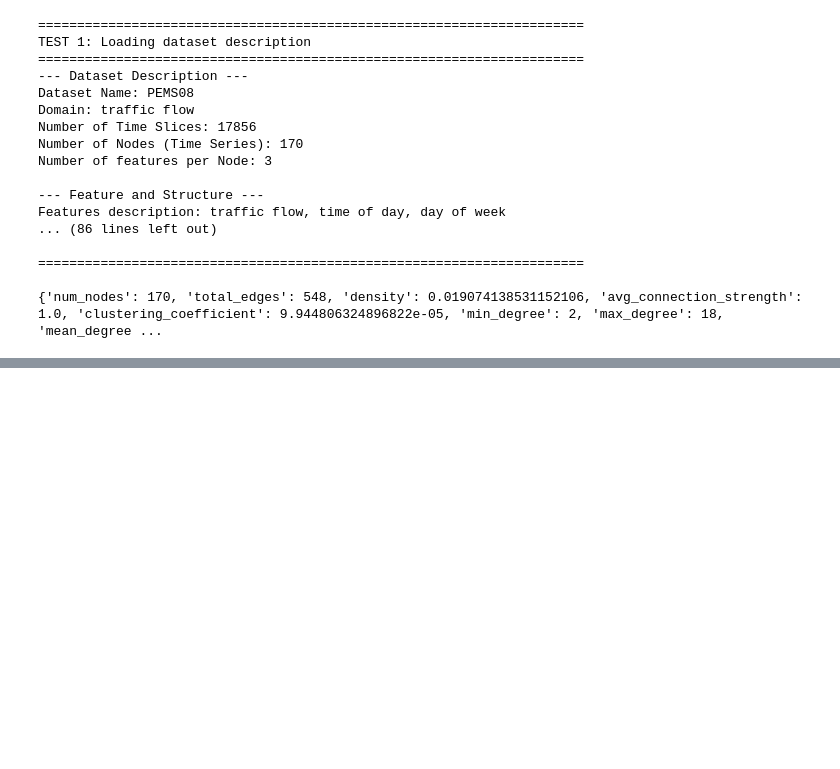
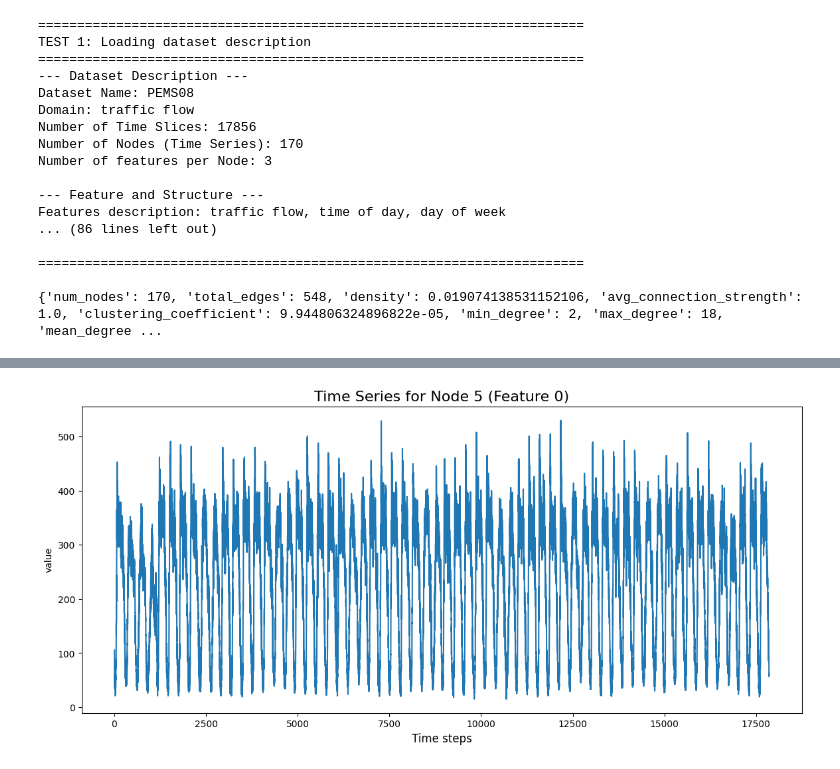
Before and after one commit to PabloMMRuiz/minerva, a Jupyter notebook: notebooks/testing-src.ipynb, the cells around one changed output, grey strips where cells are left out. Saved outputs shown, nothing was run; the diff lists cells and outputs as text; code cells hidden in the pictures; blank space fills up the shorter version.

```diff
--- a/notebooks/testing-src.ipynb
+++ b/notebooks/testing-src.ipynb
@@ -146,0 +153,4 @@ draw_graph_communities(adj_mx)
+# %%
+plot_node_time_series(data, 5)
+# %% [output]
+[figure, added]
```
Also changed, not shown: parts of 2 cells of this notebook, 3 other files.
